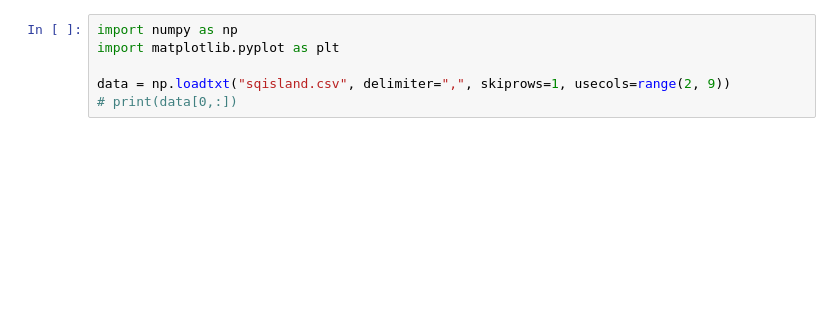
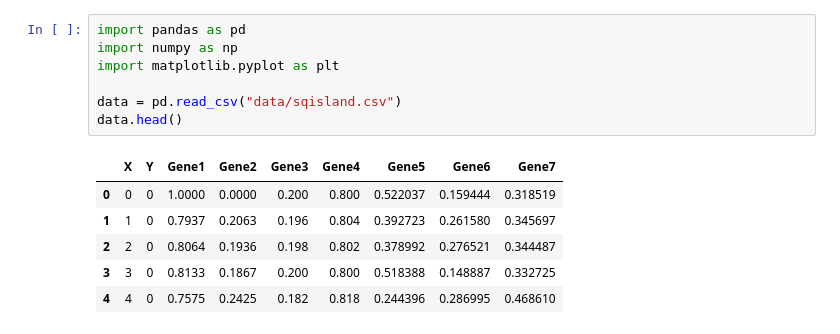
Before and after one commit to dont-text-me/INT3-work, a Jupyter notebook: week-4/PADL-Practical-Week4-draft.ipynb, the cells around one changed output. Drawn from its saved outputs; the diff is of its cells as text; blank space fills up the shorter version.

```diff
--- a/week-4/PADL-Practical-Week4-draft.ipynb
+++ b/week-4/PADL-Practical-Week4-draft.ipynb
@@ -1,6 +1,14 @@
 # %%
+import pandas as pd
 import numpy as np
 import matplotlib.pyplot as plt
 
-data = np.loadtxt("sqisland.csv", delimiter=",", skiprows=1, usecols=range(2, 9))
-# print(data[0,:])
+data = pd.read_csv("data/sqisland.csv")
+data.head()
+# %% [output]
+|  | X | Y | Gene1 | Gene2 | Gene3 | Gene4 | Gene5 | Gene6 | Gene7 |
+| 0 | 0 | 0 | 1.0000 | 0.0000 | 0.200 | 0.800 | 0.522037 | 0.159444 | 0.318519 |
+| 1 | 1 | 0 | 0.7937 | 0.2063 | 0.196 | 0.804 | 0.392723 | 0.261580 | 0.345697 |
+| 2 | 2 | 0 | 0.8064 | 0.1936 | 0.198 | 0.802 | 0.378992 | 0.276521 | 0.344487 |
+| 3 | 3 | 0 | 0.8133 | 0.1867 | 0.200 | 0.800 | 0.518388 | 0.148887 | 0.332725 |
+| 4 | 4 | 0 | 0.7575 | 0.2425 | 0.182 | 0.818 | 0.244396 | 0.286995 | 0.468610 |
```
Also changed, not shown: parts of 16 cells of this notebook, 1 other file.
